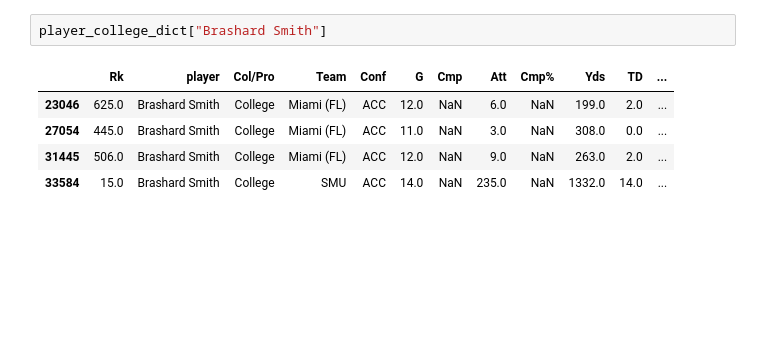
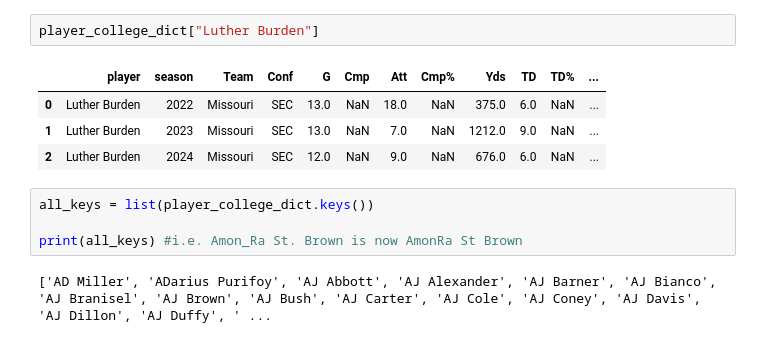
Before and after one commit to chdasiegel/Dynasty, a Jupyter notebook: CFB_Data/CFB_Player_Dict.ipynb, the cells around one changed output. Cells and saved outputs as stored; diff of their text form; blank space fills up the shorter version.

Commit message:
Cleaned Player Names and Finished Player Pro Dictionary

```diff
--- a/CFB_Data/CFB_Player_Dict.ipynb
+++ b/CFB_Data/CFB_Player_Dict.ipynb
@@ -65,8 +84,13 @@ else:
 # %%
-player_college_dict["Brashard Smith"]
+player_college_dict["Luther Burden"]
 # %% [output]
-|  | Rk | player | Col/Pro | Team | Conf | G | Cmp | Att | Cmp% | Yds | TD | ... |
-| 23046 | 625.0 | Brashard Smith | College | Miami (FL) | ACC | 12.0 | NaN | 6.0 | NaN | 199.0 | 2.0 | ... |
-| 27054 | 445.0 | Brashard Smith | College | Miami (FL) | ACC | 11.0 | NaN | 3.0 | NaN | 308.0 | 0.0 | ... |
-| 31445 | 506.0 | Brashard Smith | College | Miami (FL) | ACC | 12.0 | NaN | 9.0 | NaN | 263.0 | 2.0 | ... |
-| 33584 | 15.0 | Brashard Smith | College | SMU | ACC | 14.0 | NaN | 235.0 | NaN | 1332.0 | 14.0 | ... |
+|  | player | season | Team | Conf | G | Cmp | Att | Cmp% | Yds | TD | TD% | ... |
+| 0 | Luther Burden | 2022 | Missouri | SEC | 13.0 | NaN | 18.0 | NaN | 375.0 | 6.0 | NaN | ... |
+| 1 | Luther Burden | 2023 | Missouri | SEC | 13.0 | NaN | 7.0 | NaN | 1212.0 | 9.0 | NaN | ... |
+| 2 | Luther Burden | 2024 | Missouri | SEC | 12.0 | NaN | 9.0 | NaN | 676.0 | 6.0 | NaN | ... |
+# %%
+all_keys = list(player_college_dict.keys())
+
+print(all_keys) #i.e. Amon_Ra St. Brown is now AmonRa St Brown
+# %% [output]
+['AD Miller', 'ADarius Purifoy', 'AJ Abbott', 'AJ Alexander', 'AJ Barner', 'AJ Bianco', 'AJ Branisel', 'AJ Brown', 'AJ Bush', 'AJ Carter', 'AJ Cole', 'AJ Coney', 'AJ Davis', 'AJ Dillon', 'AJ Duffy', ' ...
```
Also changed, not shown: parts of 1 cell of this notebook, 4 other files.
